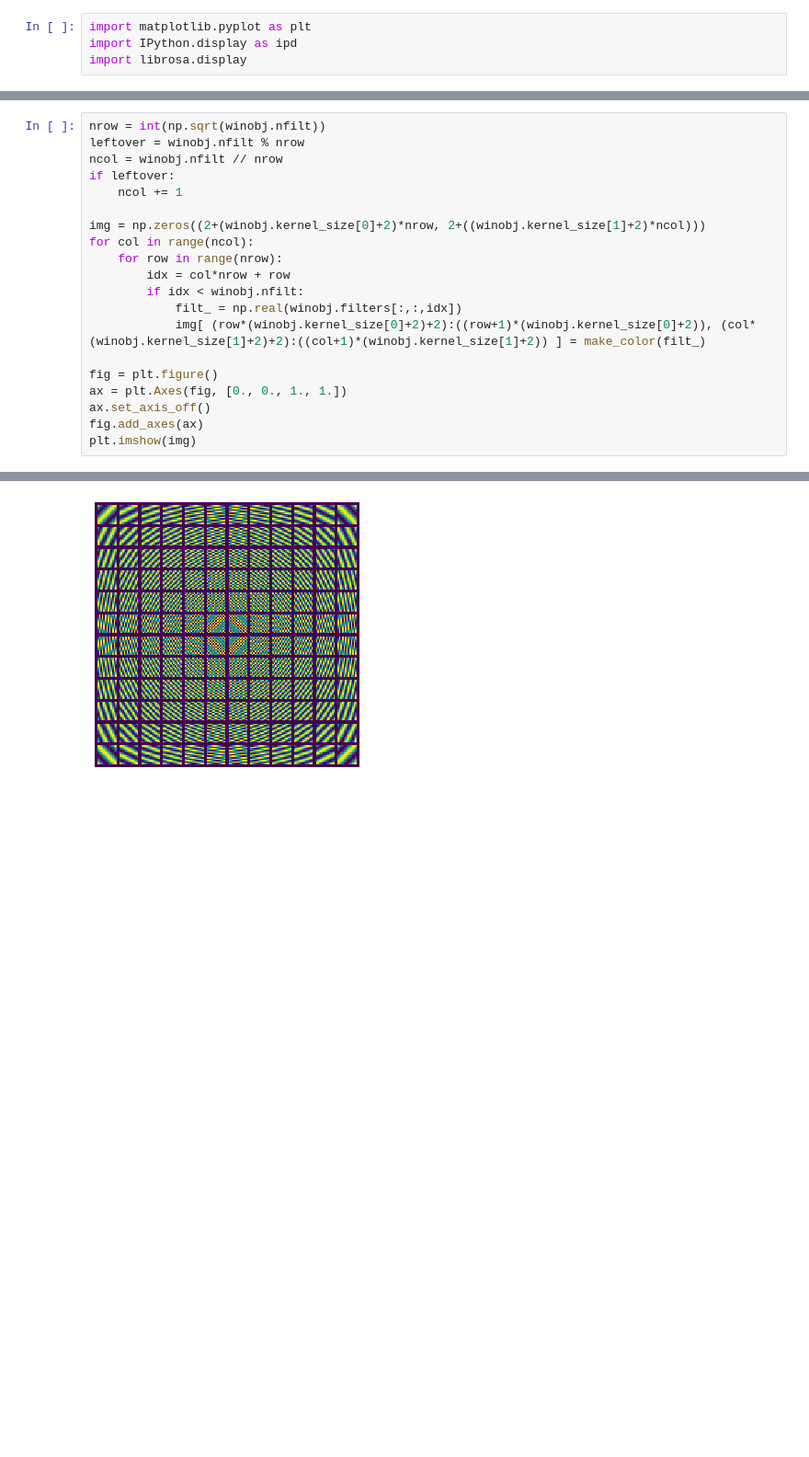
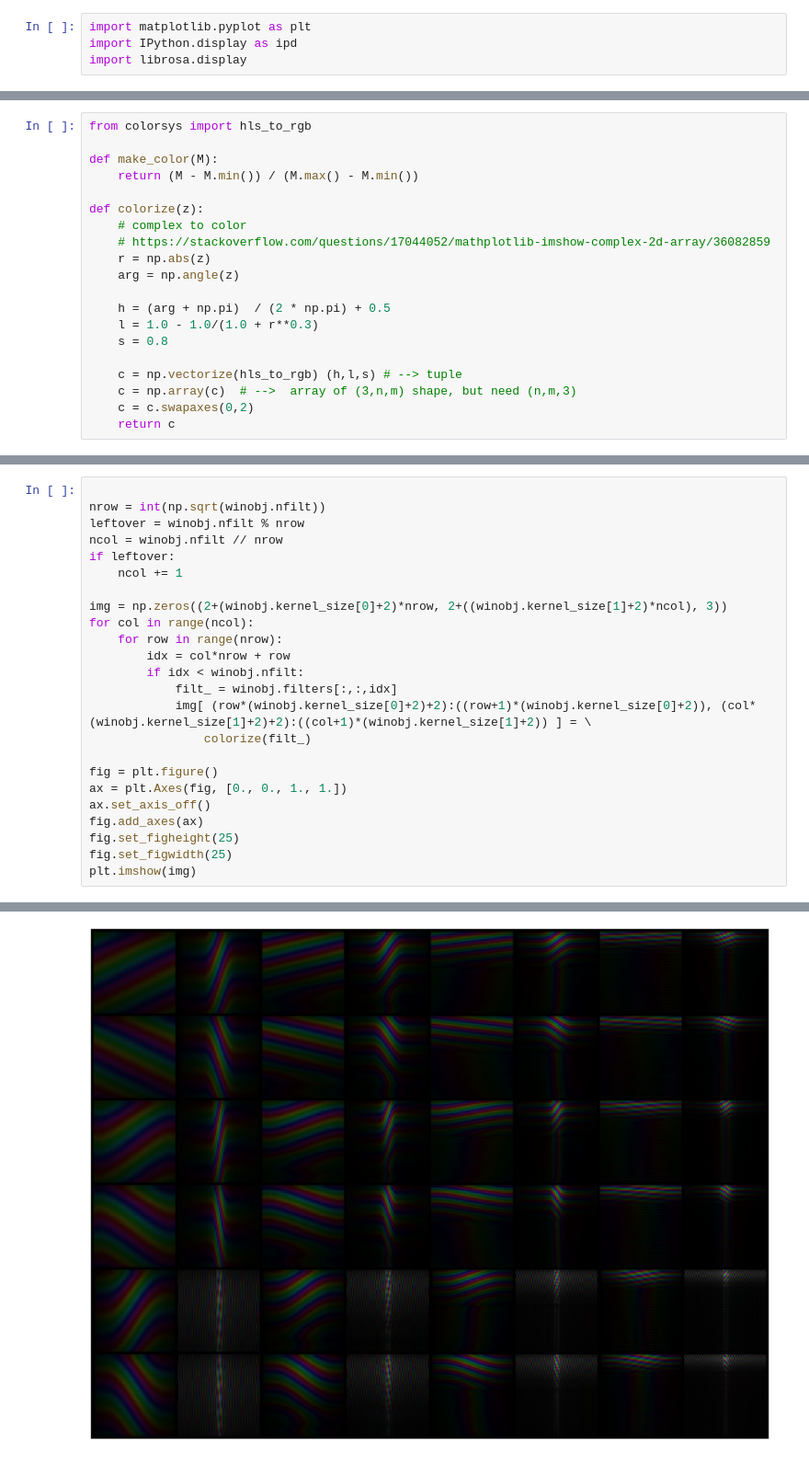
Before and after one commit to ilyakava/py3fst, a Jupyter notebook: cortical.ipynb, the cells around one changed output, grey strips where cells are left out. Shown at 92% size. Saved outputs shown, nothing was run; the diff lists cells and outputs as text; blank space fills up the shorter version.

Commit message:
Adds first cortical wakeword network with cortical filters, and network for phoneme pretraining. Adds metrics for MR at FAR per 1 and 10 hours. Adds notebook showing filters.

```diff
--- a/cortical.ipynb
+++ b/cortical.ipynb
@@ -21 +38,21 @@ import librosa.display
+# %%
+from colorsys import hls_to_rgb
+
+def make_color(M):
+    return (M - M.min()) / (M.max() - M.min())
+
+def colorize(z):
+    # complex to color
+    # https://stackoverflow.com/questions/17044052/mathplotlib-imshow-complex-2d-array/36082859
+    r = np.abs(z)
+    arg = np.angle(z)
+
+    h = (arg + np.pi)  / (2 * np.pi) + 0.5
+    l = 1.0 - 1.0/(1.0 + r**0.3)
+    s = 0.8
+
+    c = np.vectorize(hls_to_rgb) (h,l,s) # --> tuple
+    c = np.array(c)  # -->  array of (3,n,m) shape, but need (n,m,3)
+    c = c.swapaxes(0,2)
+    return c
 # %%
@@ -29,23 +61,27 @@ def make_color(M):
 # %%
+
 nrow = int(np.sqrt(winobj.nfilt))
 leftover = winobj.nfilt % nrow
 ncol = winobj.nfilt // nrow
 if leftover:
     ncol += 1
 
-img = np.zeros((2+(winobj.kernel_size[0]+2)*nrow, 2+((winobj.kernel_size[1]+2)*ncol)))
+img = np.zeros((2+(winobj.kernel_size[0]+2)*nrow, 2+((winobj.kernel_size[1]+2)*ncol), 3))
 for col in range(ncol):
     for row in range(nrow):
         idx = col*nrow + row
         if idx < winobj.nfilt:
-            filt_ = np.real(winobj.filters[:,:,idx])
-            img[ (row*(winobj.kernel_size[0]+2)+2):((row+1)*(winobj.kernel_size[0]+2)), (col*(winobj.kernel_size[1]+2)+2):((col+1)*(winobj.kernel_size[1]+2)) ] = make_color(filt_)
+            filt_ = winobj.filters[:,:,idx]
+            img[ (row*(winobj.kernel_size[0]+2)+2):((row+1)*(winobj.kernel_size[0]+2)), (col*(winobj.kernel_size[1]+2)+2):((col+1)*(winobj.kernel_size[1]+2)) ] = \
+                colorize(filt_)
 
 fig = plt.figure()
 ax = plt.Axes(fig, [0., 0., 1., 1.])
 ax.set_axis_off()
 fig.add_axes(ax)
+fig.set_figheight(25)
+fig.set_figwidth(25)
 plt.imshow(img)
 # %% [output]
 <matplotlib.image.AxesImage at 0x...>
-[figure, old version]
+[figure, new version]
```
Also changed, not shown: parts of 30 cells of this notebook, 4 other files.
